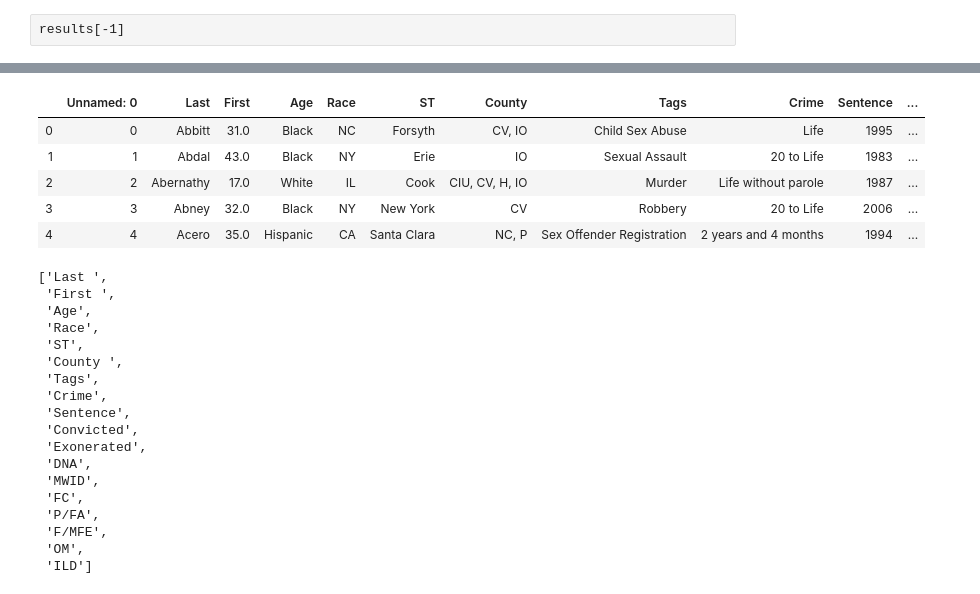
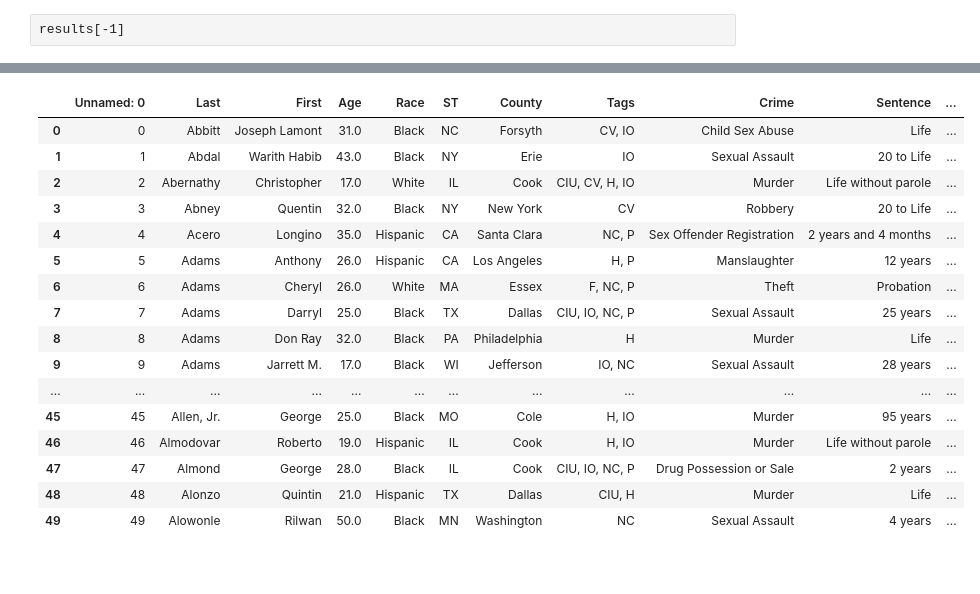
Before and after one commit to Anna1027/NRE_web-scraping, a Jupyter notebook: annajoen.ipynb, the cells around one changed output, grey strips where cells are left out. Drawn from its saved outputs; the diff is of its cells as text; code cells hidden in the pictures; blank space fills up the shorter version.

```diff
--- a/annajoen.ipynb
+++ b/annajoen.ipynb
@@ -117,13 +104,24 @@ __pycache__               octave-workspace
 # %%
 df2 = pd.read_csv("exoneration.csv")
-df2.head()
+df2.head(50)
 # %% [output]
 |  | Unnamed: 0 | Last | First | Age | Race | ST | County | Tags | Crime | Sentence | ... |
-| 0 | 0 | Abbitt | 31.0 | Black | NC | Forsyth | CV, IO | Child Sex Abuse | Life | 1995 | ... |
-| 1 | 1 | Abdal | 43.0 | Black | NY | Erie | IO | Sexual Assault | 20 to Life | 1983 | ... |
-| 2 | 2 | Abernathy | 17.0 | White | IL | Cook | CIU, CV, H, IO | Murder | Life without parole | 1987 | ... |
-| 3 | 3 | Abney | 32.0 | Black | NY | New York | CV | Robbery | 20 to Life | 2006 | ... |
-| 4 | 4 | Acero | 35.0 | Hispanic | CA | Santa Clara | NC, P | Sex Offender Registration | 2 years and 4 months | 1994 | ... |
+| 0 | 0 | Abbitt | Joseph Lamont | 31.0 | Black | NC | Forsyth | CV, IO | Child Sex Abuse | Life | ... |
+| 1 | 1 | Abdal | Warith Habib | 43.0 | Black | NY | Erie | IO | Sexual Assault | 20 to Life | ... |
+| 2 | 2 | Abernathy | Christopher | 17.0 | White | IL | Cook | CIU, CV, H, IO | Murder | Life without parole | ... |
+| 3 | 3 | Abney | Quentin | 32.0 | Black | NY | New York | CV | Robbery | 20 to Life | ... |
+| 4 | 4 | Acero | Longino | 35.0 | Hispanic | CA | Santa Clara | NC, P | Sex Offender Registration | 2 years and 4 months | ... |
+| 5 | 5 | Adams | Anthony | 26.0 | Hispanic | CA | Los Angeles | H, P | Manslaughter | 12 years | ... |
+| 6 | 6 | Adams | Cheryl | 26.0 | White | MA | Essex | F, NC, P | Theft | Probation | ... |
+| 7 | 7 | Adams | Darryl | 25.0 | Black | TX | Dallas | CIU, IO, NC, P | Sexual Assault | 25 years | ... |
+| 8 | 8 | Adams | Don Ray | 32.0 | Black | PA | Philadelphia | H | Murder | Life | ... |
+| 9 | 9 | Adams | Jarrett M. | 17.0 | Black | WI | Jefferson | IO, NC | Sexual Assault | 28 years | ... |
+| ... | ... | ... | ... | ... | ... | ... | ... | ... | ... | ... | ... |
+| 45 | 45 | Allen, Jr. | George | 25.0 | Black | MO | Cole | H, IO | Murder | 95 years | ... |
+| 46 | 46 | Almodovar | Roberto | 19.0 | Hispanic | IL | Cook | H, IO | Murder | Life without parole | ... |
+| 47 | 47 | Almond | George | 28.0 | Black | IL | Cook | CIU, IO, NC, P | Drug Possession or Sale | 2 years | ... |
+| 48 | 48 | Alonzo | Quintin | 21.0 | Hispanic | TX | Dallas | CIU, H | Murder | Life | ... |
+| 49 | 49 | Alowonle | Rilwan | 50.0 | Black | MN | Washington | NC | Sexual Assault | 4 years | ... |
 # %%
 
 cols = """
@@ -139,6 +137,7 @@ Sentence
 Convicted
 Exonerated
 DNA
+*
 MWID
 FC
 P/FA
@@ -148,22 +147,3 @@ ILD
 """
 lines = [l for l in cols.split('\n')[1:-1]]
 lines
-# %% [output]
-['Last ',
- 'First ',
- 'Age',
- 'Race',
- 'ST',
- 'County ',
- 'Tags',
- 'Crime',
- 'Sentence',
- 'Convicted',
- 'Exonerated',
- 'DNA',
- 'MWID',
- 'FC',
- 'P/FA',
- 'F/MFE',
- 'OM',
- 'ILD']
```
Also changed, not shown: parts of 12 cells of this notebook, 3 other files.
